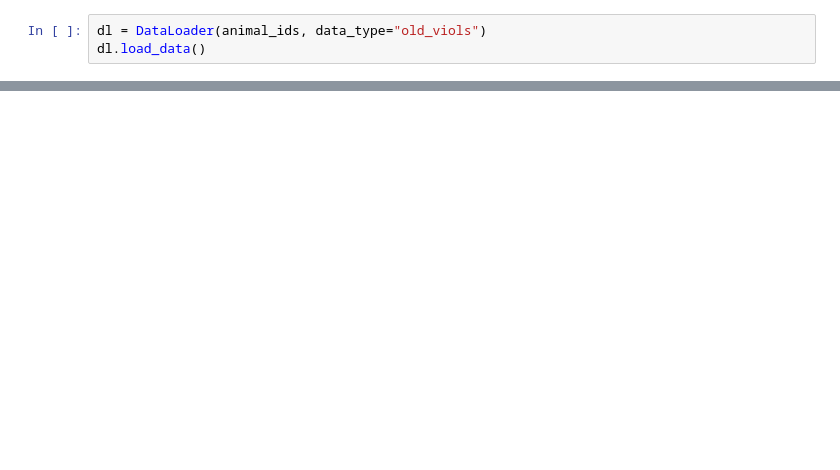
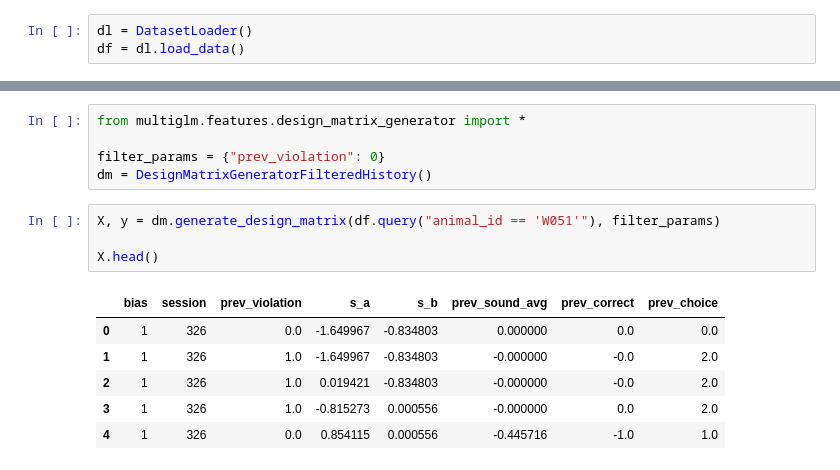
Before and after one commit to jess-breda/violations-multinomial, a Jupyter notebook: notebooks/2024_02_05_dev_data_loader.ipynb, the cells around one changed output, grey strips where cells are left out. Drawn from its saved outputs; the diff is of its cells as text; blank space fills up the shorter version.

```diff
--- a/notebooks/2024_02_05_dev_data_loader.ipynb
+++ b/notebooks/2024_02_05_dev_data_loader.ipynb
@@ -60,4 +54,4 @@ animal_ids = [
 # %%
-dl = DataLoader(animal_ids, data_type="old_viols")
-dl.load_data()
+dl = DatasetLoader()
+df = dl.load_data()
 # %% [output]
@@ -77,0 +81,16 @@ Loading data for animal ids:  ['W078']
+# %%
+from multiglm.features.design_matrix_generator import *
+
+filter_params = {"prev_violation": 0}
+dm = DesignMatrixGeneratorFilteredHistory()
+# %%
+X, y = dm.generate_design_matrix(df.query("animal_id == 'W051'"), filter_params)
+
+X.head()
+# %% [output]
+|  | bias | session | prev_violation | s_a | s_b | prev_sound_avg | prev_correct | prev_choice |
+| 0 | 1 | 326 | 0.0 | -1.649967 | -0.834803 | 0.000000 | 0.0 | 0.0 |
+| 1 | 1 | 326 | 1.0 | -1.649967 | -0.834803 | -0.000000 | -0.0 | 2.0 |
+| 2 | 1 | 326 | 1.0 | 0.019421 | -0.834803 | -0.000000 | -0.0 | 2.0 |
+| 3 | 1 | 326 | 1.0 | -0.815273 | 0.000556 | -0.000000 | 0.0 | 2.0 |
+| 4 | 1 | 326 | 0.0 | 0.854115 | 0.000556 | -0.445716 | -1.0 | 1.0 |
```
Also changed, not shown: parts of 15 cells of this notebook, 10 other files.
